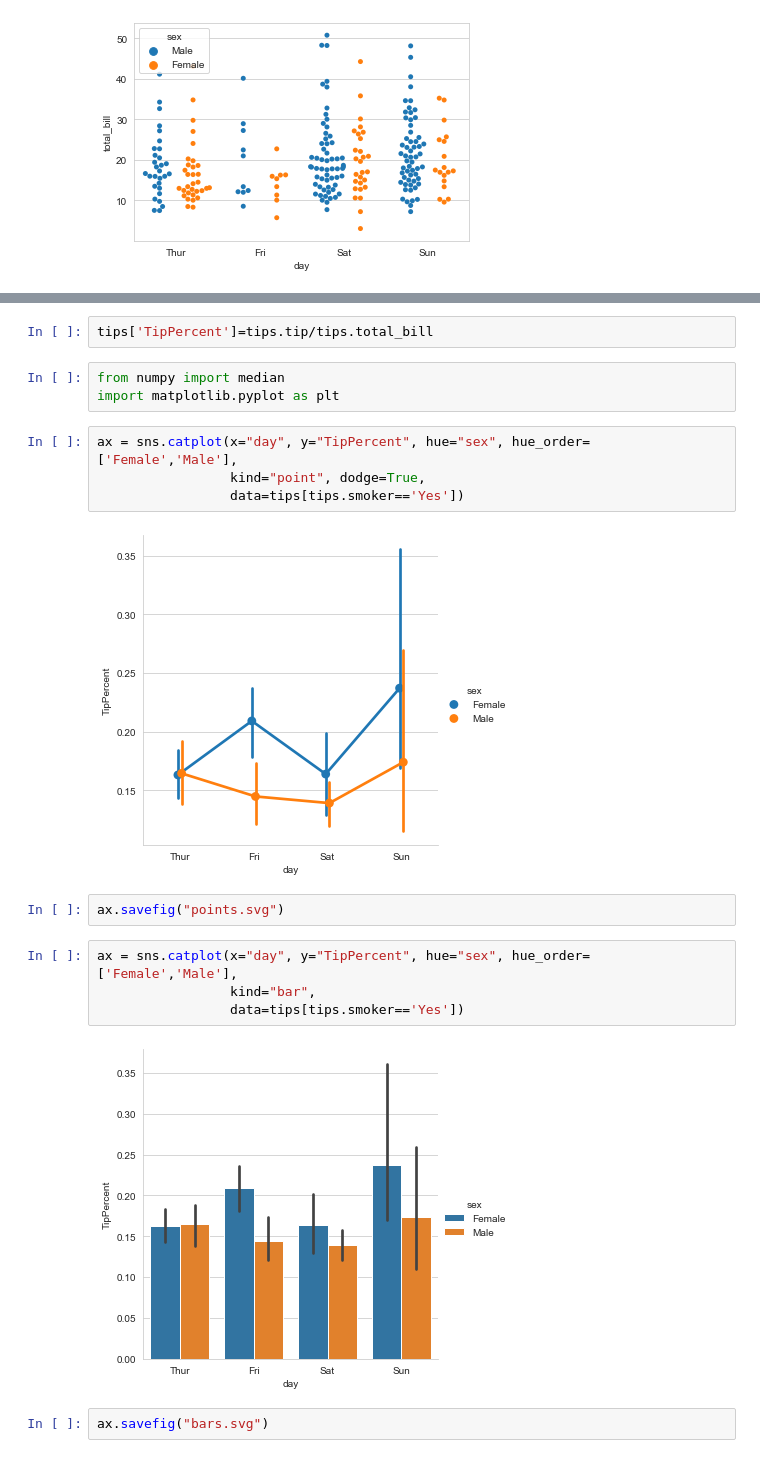
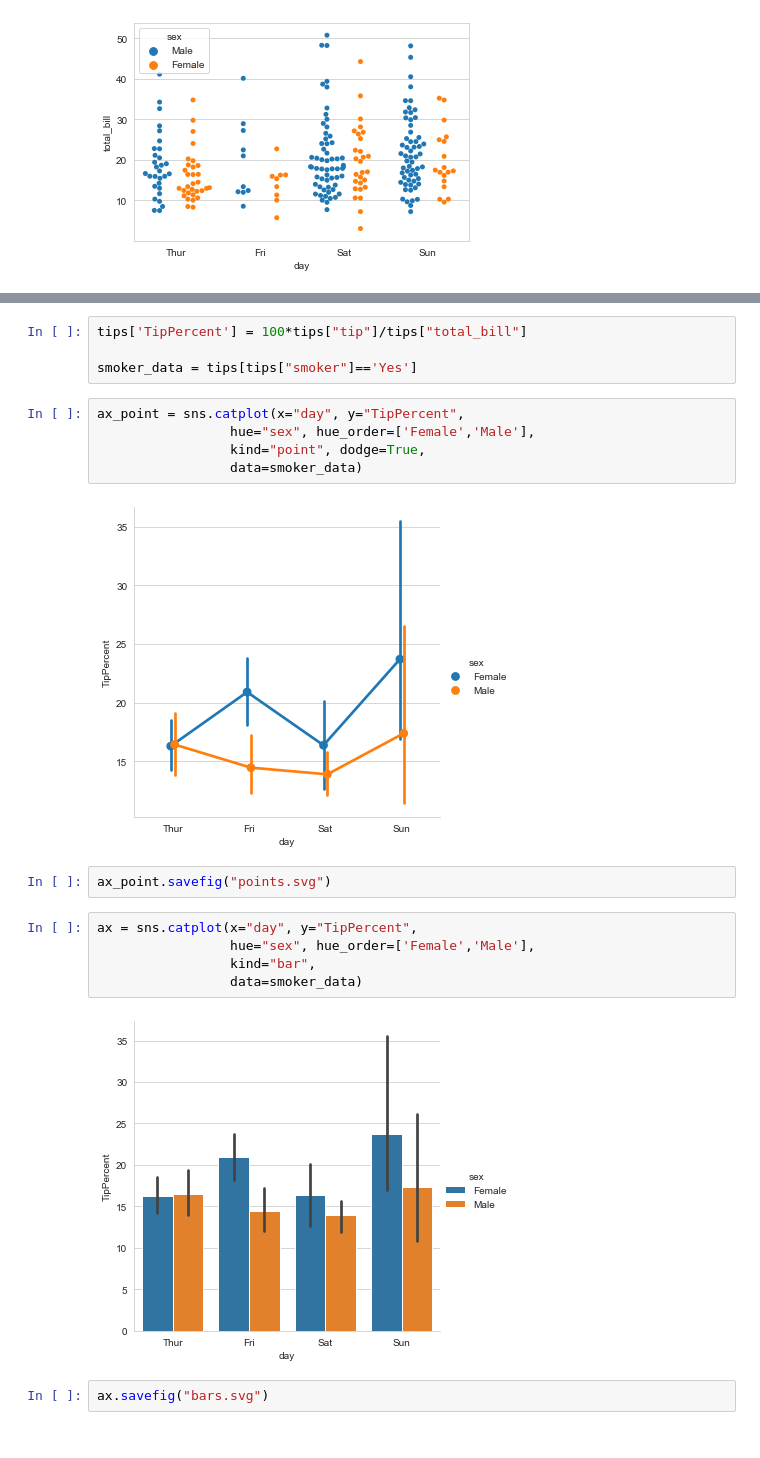
Before and after one commit to emonson/pandas-jupyterlab, a Jupyter notebook: SeabornIntro.ipynb, the cells around one changed output, grey strips where cells are left out. Drawn from its saved outputs; the diff is of its cells as text.

```diff
--- a/SeabornIntro.ipynb
+++ b/SeabornIntro.ipynb
@@ -81,21 +93,22 @@ Note: Newer versions of Seaborn call this `catplot()`
 # %%
-tips['TipPercent']=tips.tip/tips.total_bill
+tips['TipPercent'] = 100*tips["tip"]/tips["total_bill"]
+
+smoker_data = tips[tips["smoker"]=='Yes']
-# %%
-from numpy import median
-import matplotlib.pyplot as plt
 # %%
-ax = sns.catplot(x="day", y="TipPercent", hue="sex", hue_order=['Female','Male'],
+ax_point = sns.catplot(x="day", y="TipPercent",
+                 hue="sex", hue_order=['Female','Male'],
                  kind="point", dodge=True,
-                 data=tips[tips.smoker=='Yes'])
+                 data=smoker_data)
 # %% [output]
-[figure, old version]
+[figure, new version]
 # %%
-ax.savefig("points.svg")
+ax_point.savefig("points.svg")
 # %%
-ax = sns.catplot(x="day", y="TipPercent", hue="sex", hue_order=['Female','Male'],
+ax = sns.catplot(x="day", y="TipPercent",
+                 hue="sex", hue_order=['Female','Male'],
                  kind="bar",
-                 data=tips[tips.smoker=='Yes'])
+                 data=smoker_data)
 # %% [output]
-[figure, old version]
+[figure, new version]
 # %%
 ax.savefig("bars.svg")
```
Also changed, not shown: parts of 5 cells of this notebook, 2 other files.
